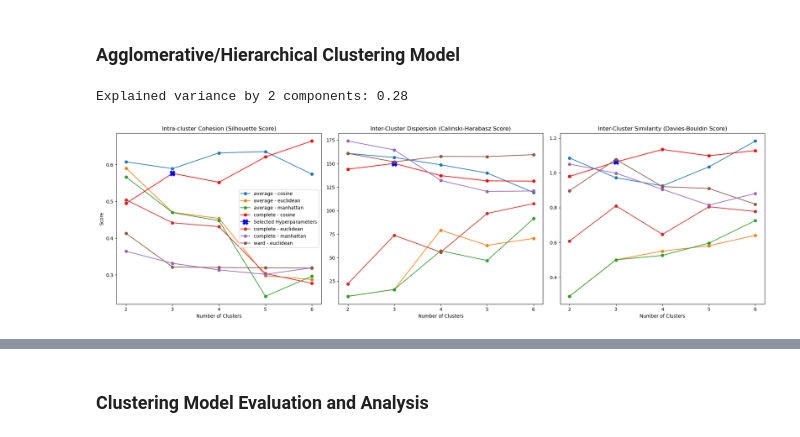
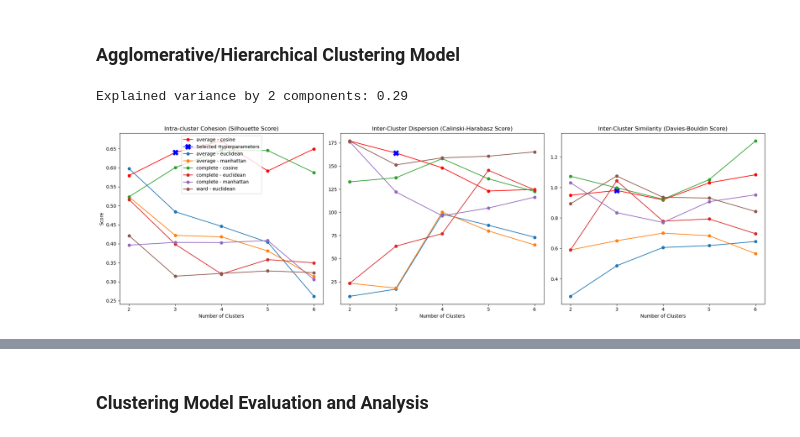
Before and after one commit to shrinitbabel/TBI-Unsupervised-Clustering-Readmission-Prediction, a Jupyter notebook: Clustering TBI.ipynb, the cells around one changed output, grey strips where cells are left out. Cells and saved outputs as stored; diff of their text form; code cells hidden in the pictures.

```diff
--- a/Clustering TBI.ipynb
+++ b/Clustering TBI.ipynb
@@ -63,7 +63,7 @@ numeric_features = ['Age', 'BMI',  'PEG_Days_Difference', 'TRACH_Days_Difference
                      'Decannulation_Days_Difference', 'Oral_Intake_Days_Difference',
                        'GCS', 'ISS', 'ICU LOS Days', 'Hospital LOS Days', 'Charlson_Comorbidity_Index',
                        'DischargeGCS', 'NLR', 'Delta_GCS', 'Total_Neutrophils', 'Total_Lymphocytes']
-categorical_features = ['Gender', 'Race', 'VAP', 'PEG', 'TRACH']
+categorical_features = ['Gender', '', 'VAP', 'PEG', 'TRACH']
 
 # Pipeline
 preprocessor = ColumnTransformer(
@@ -168,44 +167,44 @@ fig, axes = plt.subplots(1, 3, figsize=(20, 6), sharex=True)
 
 #  Silhouette Score
 for (linkage, metric), group in results_df.groupby(['linkage', 'metric']):
-    if linkage == 'complete' and metric == 'cosine':
+    if linkage == 'average' and metric == 'cosine':
         axes[0].plot(group['n_clusters'], group['silhouette_score'], marker='o', color='red', label=f'{linkage} - {metric}')
         axes[0].plot(3, group[group['n_clusters'] == 3]['silhouette_score'], marker='X', color='blue', markersize=12, label='Selected Hyperparameters')
     else:
         axes[0].plot(group['n_clusters'], group['silhouette_score'], marker='o', label=f'{linkage} - {metric}')
 axes[0].set_title('Intra-cluster Cohesion (Silhouette Score)')
 axes[0].set_xlabel('Number of Clusters')
 axes[0].set_ylabel('Score')
 axes[0].legend()
 axes[0].set_xticks(n_clusters_range)
 
 #  Calinski-Harabasz Score
 for (linkage, metric), group in results_df.groupby(['linkage', 'metric']):
-    if linkage == 'complete' and metric == 'cosine':
+    if linkage == 'average' and metric == 'cosine':
         axes[1].plot(group['n_clusters'], group['calinski_harabasz_score'], marker='o', color='red', label=f'{linkage} - {metric}')
         axes[1].plot(3, group[group['n_clusters'] == 3]['calinski_harabasz_score'], marker='X', color='blue', markersize=12, label='Chosen: 3 - Complete - Cosine')
     else:
         axes[1].plot(group['n_clusters'], group['calinski_harabasz_score'], marker='o', label=f'{linkage} - {metric}')
 axes[1].set_title('Inter-Cluster Dispersion (Calinski-Harabasz Score)')
 axes[1].set_xlabel('Number of Clusters')
 axes[1].set_xticks(n_clusters_range)
 
 #  Davies-Bouldin Index
 for (linkage, metric), group in results_df.groupby(['linkage', 'metric']):
-    if linkage == 'complete' and metric == 'cosine':
+    if linkage == 'average' and metric == 'cosine':
         axes[2].plot(group['n_clusters'], group['davies_bouldin_score'], marker='o', color='red', label=f'{linkage} - {metric}')
         axes[2].plot(3, group[group['n_clusters'] == 3]['davies_bouldin_score'], marker='X', color='blue', markersize=12, label='Chosen: 3 - Complete - Cosine')
     else:
         axes[2].plot(group['n_clusters'], group['davies_bouldin_score'], marker='o', label=f'{linkage} - {metric}')
 axes[2].set_title('Inter-Cluster Similarity (Davies-Bouldin Score)')
 axes[2].set_xlabel('Number of Clusters')
 axes[2].set_xticks(n_clusters_range)
 
 plt.tight_layout()
 plt.show()
 # %% [output]
-Explained variance by 2 components: 0.28
+Explained variance by 2 components: 0.29
-[figure, old version]
+[figure, new version]
 # %%
 import numpy as np
 import matplotlib.pyplot as plt
```
Also changed, not shown: parts of 16 cells of this notebook.
